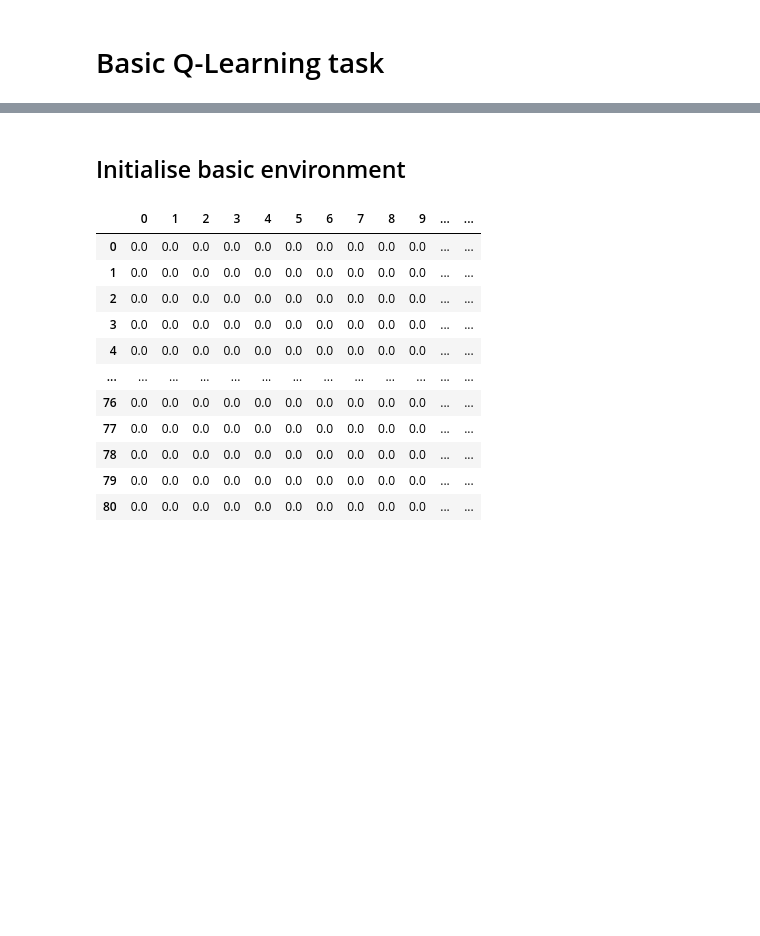
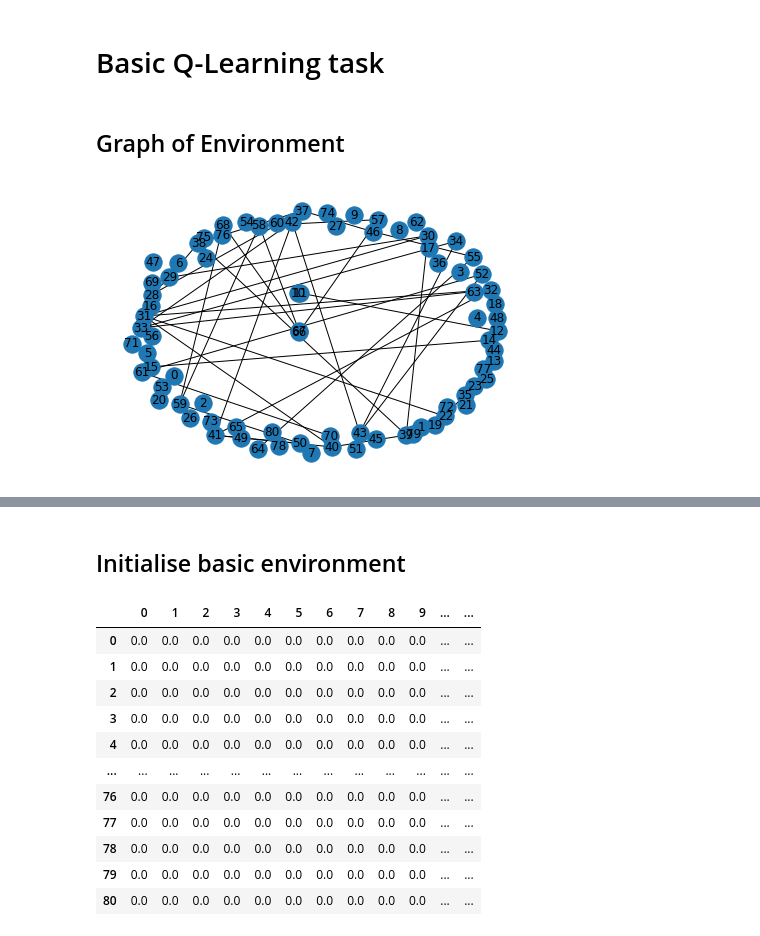
Before and after one commit to SL477/DRL-coursework, a Jupyter notebook: notebook.ipynb, the cells around one changed output, grey strips where cells are left out. Saved outputs shown, nothing was run; the diff lists cells and outputs as text; code cells hidden in the pictures; blank space fills up the shorter version.

Commit message:
Added graph of nodes and map to notebook

```diff
--- a/notebook.ipynb
+++ b/notebook.ipynb
@@ -13,0 +17,18 @@ from IPython.display import display
+# %% [markdown]
+## Graph of Environment
+# %%
+# using https://networkx.org/documentation/stable/tutorial.html
+# initialise the graph
+G = nx.Graph()
+# get the states as the nodes and add the list of nodes
+G.add_nodes_from(states(basic_map()))
+# start iterating through the R matrix to get the connections
+for y, row in enumerate(r_matrix(basic_map())):
+    for x, cellweight in enumerate(row):
+        # if the cell isn't null add the edge and the weight
+        if not np.isnan(cellweight):
+            G.add_edge(y, x, weight=cellweight)
+# draw the graph
+nx.draw(G, with_labels=True)
+# %% [output]
+[figure, added]
```
Also changed, not shown: parts of 2 cells of this notebook, 2 other files.
